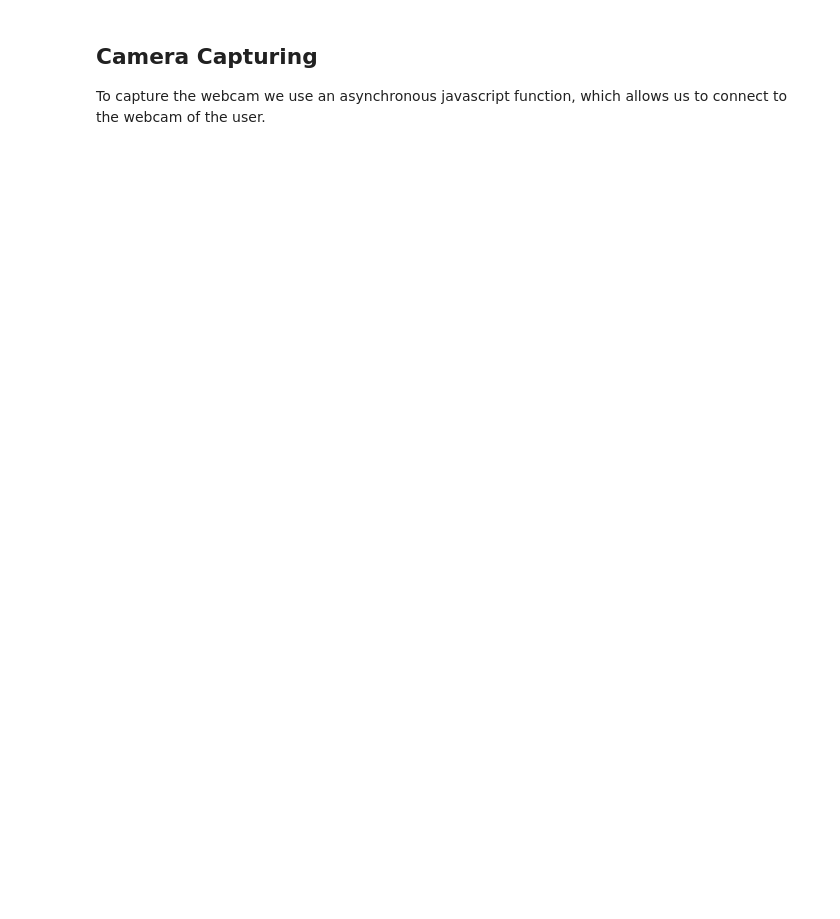
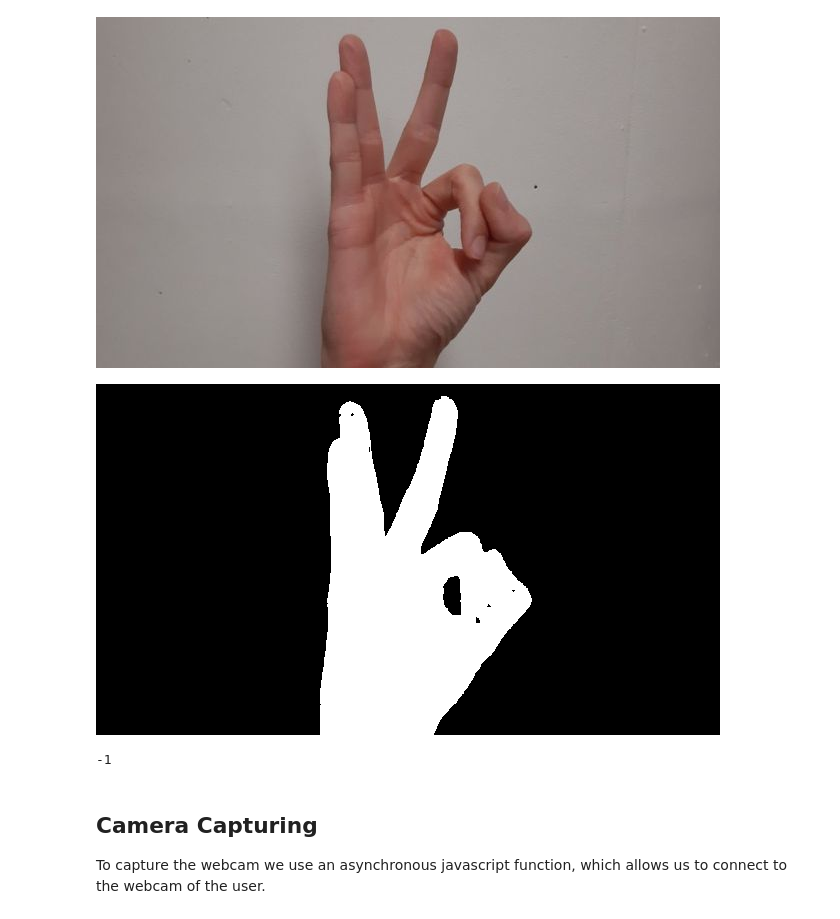
Before and after one commit to uol-mediaprocessing-201920/group-projects-hand-gesture, a Jupyter notebook: main_Hand_Gestures.ipynb, the cells around one changed output. Cells and saved outputs as stored; diff of their text form; code cells hidden in the pictures; blank space fills up the shorter version.

```diff
--- a/main_Hand_Gestures.ipynb
+++ b/main_Hand_Gestures.ipynb
@@ -31,3 +57,29 @@ Some typical hand gestures are:
+# %%
+import cv2
+import numpy as np
+from google.colab.patches import cv2_imshow
+
+#Open an image
+image = cv2.imread("hand1.png")
+
+#range of skin color (found on the Internet)
+min_skinColor = np.array([0, 58, 30], dtype = np.uint8)
+max_skinColor = np.array([33, 255, 255], dtype = np.uint8)
+
+#convert BGR image into HSV image
+hsvImage = cv2.cvtColor(image, cv2.COLOR_BGR2HSV)
+
+#gets only the skin colored parts
+detectedHand = cv2.inRange(hsvImage, min_skinColor, max_skinColor)
+
+cv2_imshow(image)
+cv2_imshow(detectedHand)
+
+cv2.waitKey(0)
+# %% [output]
+[figure, added]
+[figure, added]
+-1
 # %% [markdown]
  ## Camera Capturing
 
```
Also changed, not shown: parts of 5 cells of this notebook.
